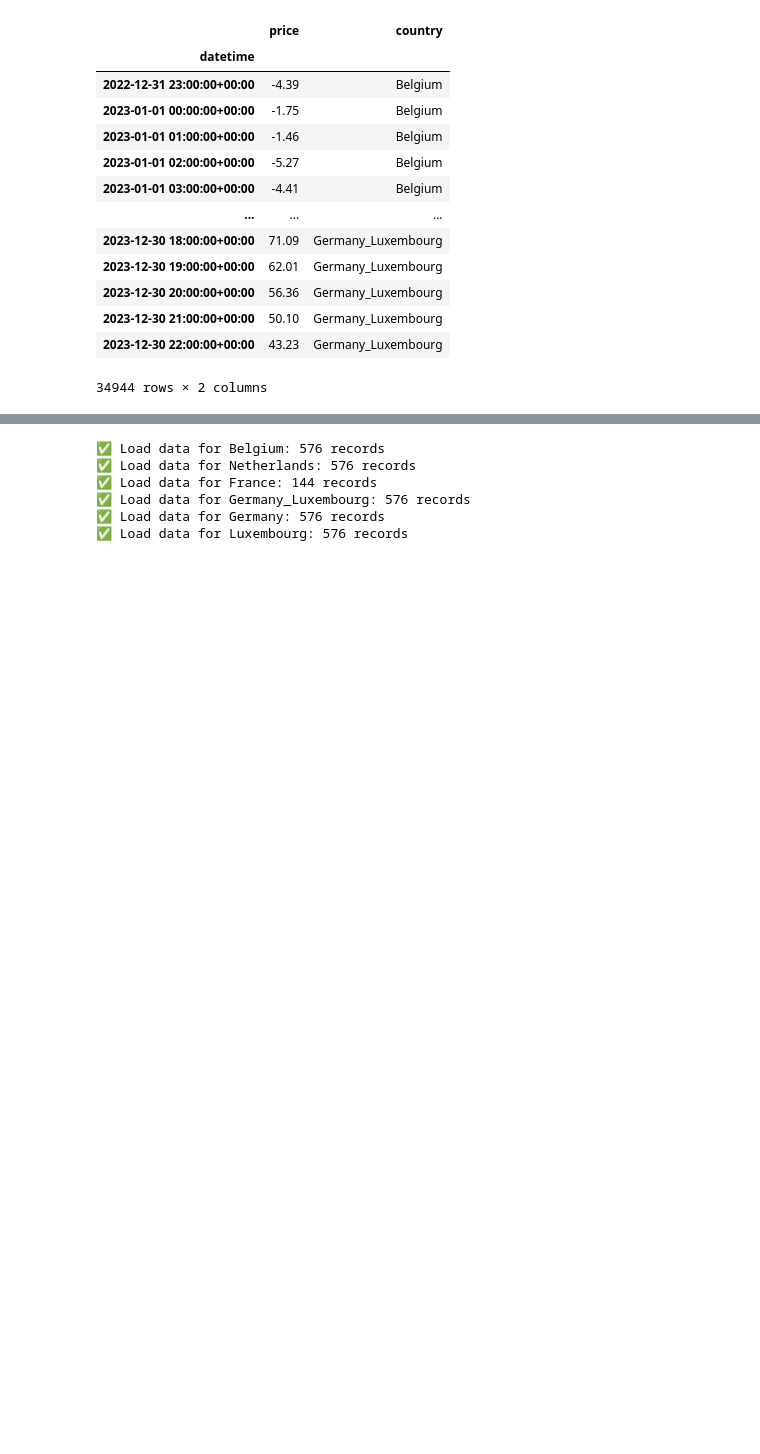
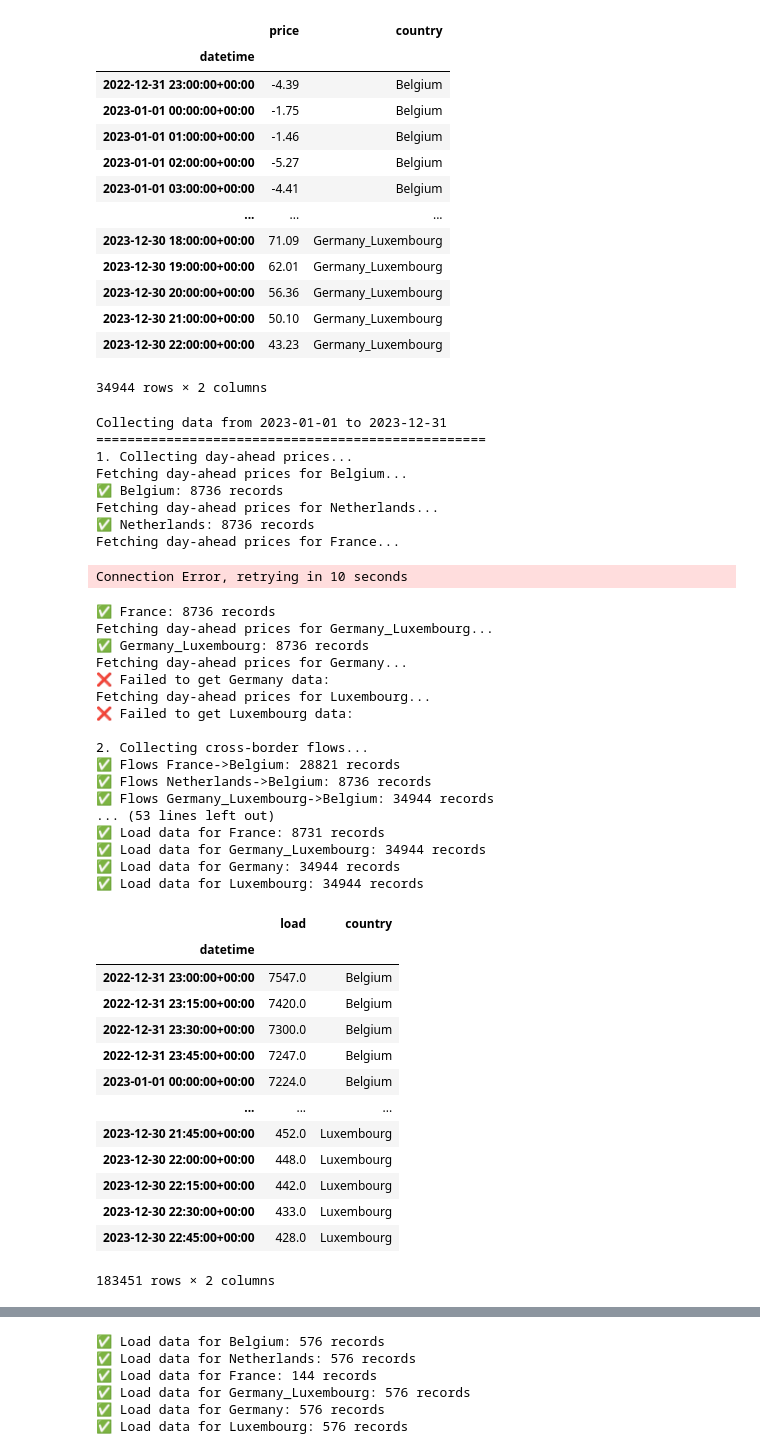
Before and after one commit to Data-JP/European_energy_market_analysis, a Jupyter notebook: European_energy_market_analysis.ipynb, the cells around one changed output, grey strips where cells are left out. Drawn from its saved outputs; the diff is of its cells as text; code cells hidden in the pictures; blank space fills up the shorter version.

Commit message:
modifiy clena_and_prepare function + upload flows and load data

```diff
--- a/European_energy_market_analysis.ipynb
+++ b/European_energy_market_analysis.ipynb
@@ -119,7 +119,8 @@ def get_day_ahead_prices(countries, start_date, end_date):
         Exception: If API request fails for any country, error is printed but execution continues.
 
     Note:
-        - Prices are in EUR/MWh
+        - Prices are in EUR/MWh (Euro per megawatt-hour)
+        - Data is timezone-aware, typically in 'Europe/Brussels' timezone
         - Data granularity is hourly
         - Missing data points are possible due to API limitations
     """
@@ -189,11 +190,15 @@ def get_actual_load(countries, start_date, end_date):
 
     Returns:
         dict: Dictionary containing pandas Series of actual load for each country.
-            Keys are country names, values are load series in MW.
+            Keys are country names, values are load series in megawatts (MW).
             Example: {'Belgium': pd.Series(...), 'France': pd.Series(...)}
 
     Raises:
         Exception: If API request fails for any country, error is printed but execution continues.
+
+    Note:
+        - Load values are in megawatts (MW)
+        - Data granularity is 15 minutes
     """
     load_data = {}
 
@@ -204,7 +209,7 @@ def get_actual_load(countries, start_date, end_date):
                 start=start_date,
                 end=end_date
             )
-            load_data[country_name] = load
+            load_data[country_name] =  load
             print(f"✅ Load data for {country_name}: {len(load)} records")
         except Exception as e:
             print(f"❌ Failed to get load data for {country_name}: {e}")
@@ -356,3 +373,49 @@ Fetching day-ahead prices for Germany...
 | 2023-12-30 21:00:00+00:00 | 50.10 | Germany_Luxembourg |
 | 2023-12-30 22:00:00+00:00 | 43.23 | Germany_Luxembourg |
 34944 rows × 2 columns
+# %%
+flows_df=clean_and_prepare_data(collect_market_data(), 'flows')
+print(flows_df)
+loads_df=clean_and_prepare_data(collect_market_data(), 'loads')
+loads_df
+# %% [output]
+Collecting data from 2023-01-01 to 2023-12-31
+==================================================
+1. Collecting day-ahead prices...
+Fetching day-ahead prices for Belgium...
+✅ Belgium: 8736 records
+Fetching day-ahead prices for Netherlands...
+✅ Netherlands: 8736 records
+Fetching day-ahead prices for France...
+Connection Error, retrying in 10 seconds
+✅ France: 8736 records
+Fetching day-ahead prices for Germany_Luxembourg...
+✅ Germany_Luxembourg: 8736 records
+Fetching day-ahead prices for Germany...
+❌ Failed to get Germany data:
+Fetching day-ahead prices for Luxembourg...
+❌ Failed to get Luxembourg data:
+
+2. Collecting cross-border flows...
+✅ Flows France->Belgium: 28821 records
+✅ Flows Netherlands->Belgium: 8736 records
+✅ Flows Germany_Luxembourg->Belgium: 34944 records
+... (53 lines left out)
+✅ Load data for France: 8731 records
+✅ Load data for Germany_Luxembourg: 34944 records
+✅ Load data for Germany: 34944 records
+✅ Load data for Luxembourg: 34944 records
+|  | load | country |
+| datetime |  |  |
+| 2022-12-31 23:00:00+00:00 | 7547.0 | Belgium |
+| 2022-12-31 23:15:00+00:00 | 7420.0 | Belgium |
+| 2022-12-31 23:30:00+00:00 | 7300.0 | Belgium |
+| 2022-12-31 23:45:00+00:00 | 7247.0 | Belgium |
+| 2023-01-01 00:00:00+00:00 | 7224.0 | Belgium |
+| ... | ... | ... |
+| 2023-12-30 21:45:00+00:00 | 452.0 | Luxembourg |
+| 2023-12-30 22:00:00+00:00 | 448.0 | Luxembourg |
+| 2023-12-30 22:15:00+00:00 | 442.0 | Luxembourg |
+| 2023-12-30 22:30:00+00:00 | 433.0 | Luxembourg |
+| 2023-12-30 22:45:00+00:00 | 428.0 | Luxembourg |
+183451 rows × 2 columns
```
Also changed, not shown: parts of 6 cells of this notebook, 4 other files.
